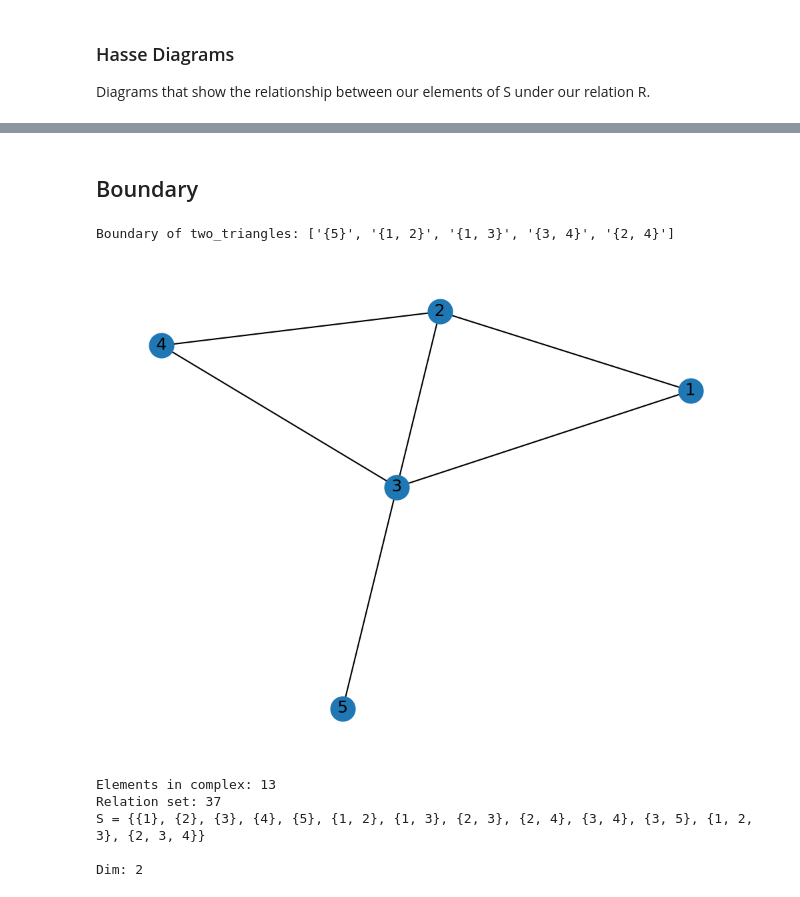
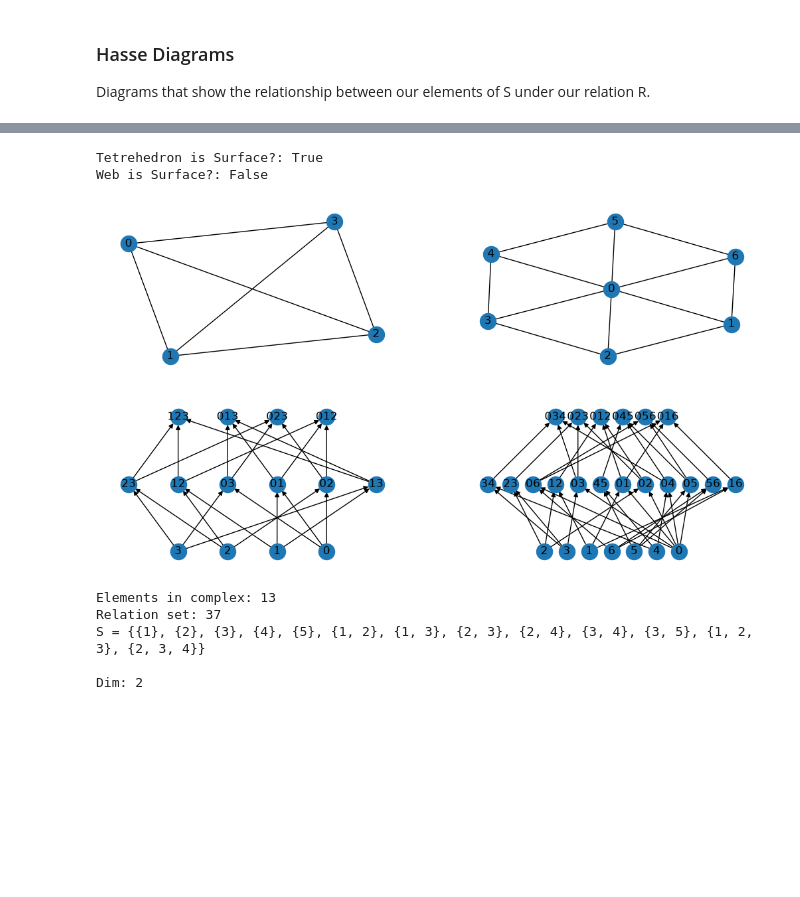
Before and after one commit to ryanj-0/simplicial_complex_proj, a Jupyter notebook: simplicial_complex.ipynb, the cells around one changed output, grey strips where cells are left out. Saved outputs shown, nothing was run; the diff lists cells and outputs as text; code cells hidden in the pictures; blank space fills up the shorter version.

```diff
--- a/simplicial_complex.ipynb
+++ b/simplicial_complex.ipynb
@@ -164,11 +260,29 @@ Euler Characteristic: 1
-# %% [markdown]
-## Boundary
-# %%
-print(f"Boundary of two_triangles: {two_triangles.boundary_k()}")
-two_triangles.s_complex_graph()
-# %% [output]
-Boundary of two_triangles: ['{5}', '{1, 2}', '{1, 3}', '{3, 4}', '{2, 4}']
-[figure, removed]
+# %%
+# Violates Def
+two_triangles.is_surface()
+
+plt.figure(figsize=(12.8, 7))
+
+#Tetrahedron/Sphere
+tetrahedron = SimplicialComplex([(0,1,2),(0,2,3),(0,3,1),(1,2,3)])
+print(f"Tetrehedron is Surface?: {tetrahedron.is_surface()}")
+plt.subplot(2,2,1)
+tetrahedron.s_complex_graph()
+plt.subplot(2,2,3)
+tetrahedron.draw_hasse()
+
+web = SimplicialComplex([(0,1,2),(0,2,3),(0,3,4),(0,4,5), (0,5,6), (0,6,1)])
+print(f"Web is Surface?: {web.is_surface()}")
+plt.subplot(2,2,2)
+web.s_complex_graph()
+plt.subplot(2,2,4)
+web.draw_hasse()
+
+plt.show()
+# %% [output]
+Tetrehedron is Surface?: True
+Web is Surface?: False
+[figure, added]
 # %%
 # Tetrahedron/Sphere
 sphere = SimplicialComplex([(1,2,3),(1,2,4),(1,3,4), (2,3,4)])
```
Also changed, not shown: parts of 18 cells of this notebook.
